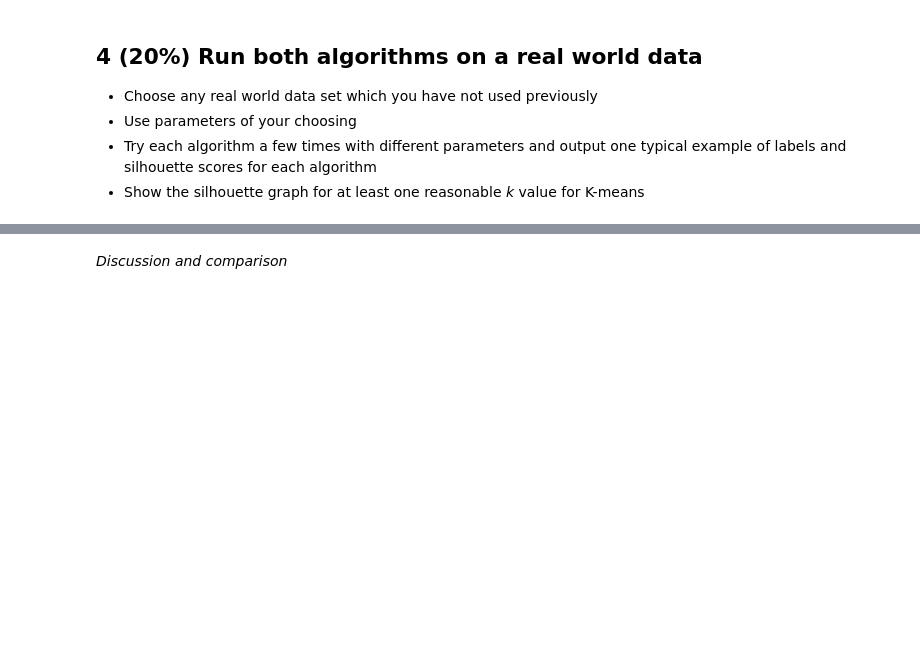
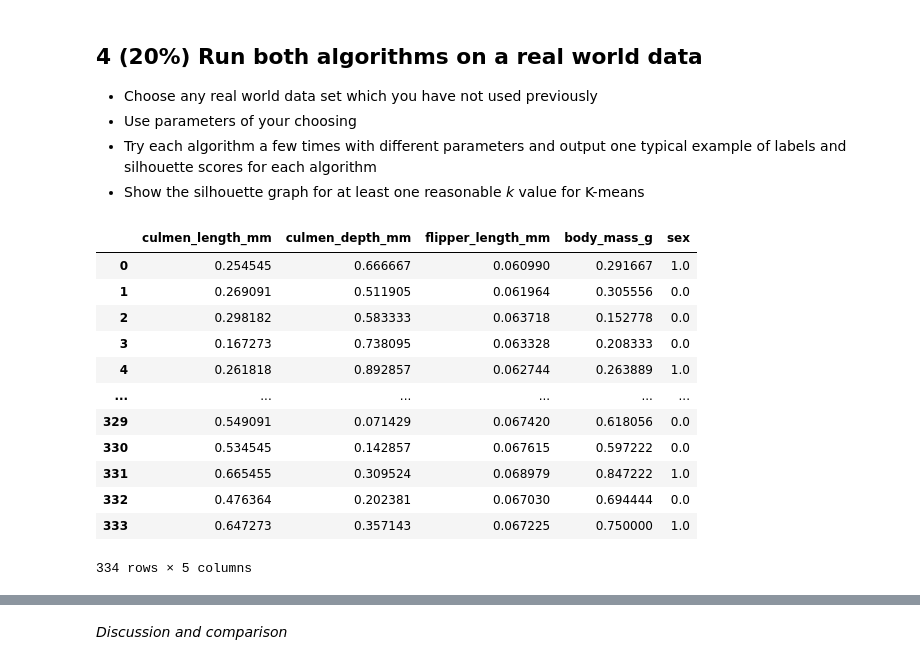
Before and after one commit to henderj/cs270-labs, a Jupyter notebook: clustering/Clustering_Lab.ipynb, the cells around one changed output, grey strips where cells are left out. Drawn from its saved outputs; the diff is of its cells as text; code cells hidden in the pictures; blank space fills up the shorter version.

```diff
--- a/clustering/Clustering_Lab.ipynb
+++ b/clustering/Clustering_Lab.ipynb
@@ -242,0 +323,30 @@ It's between the k=2 and k=3 graphs, but the k=2 graph is slightly better. The s
+# %%
+# Run both algoriths on a data set of your choice
+penguins_df = pd.read_csv('penguins.csv')
+penguins_df.dropna(how='any', inplace=True)
+
+penguins_df = penguins_df[penguins_df['sex'] != '.']
+
+from sklearn.preprocessing import LabelEncoder, MinMaxScaler
+
+label_encoder = LabelEncoder()
+penguins_df['sex'] = label_encoder.fit_transform(penguins_df['sex'])
+
+scaler = MinMaxScaler()
+penguins_df = pd.DataFrame(scaler.fit_transform(penguins_df), columns=penguins_df.columns)
+
+penguins_df
+# %% [output]
+|  | culmen_length_mm | culmen_depth_mm | flipper_length_mm | body_mass_g | sex |
+| 0 | 0.254545 | 0.666667 | 0.060990 | 0.291667 | 1.0 |
+| 1 | 0.269091 | 0.511905 | 0.061964 | 0.305556 | 0.0 |
+| 2 | 0.298182 | 0.583333 | 0.063718 | 0.152778 | 0.0 |
+| 3 | 0.167273 | 0.738095 | 0.063328 | 0.208333 | 0.0 |
+| 4 | 0.261818 | 0.892857 | 0.062744 | 0.263889 | 1.0 |
+| ... | ... | ... | ... | ... | ... |
+| 329 | 0.549091 | 0.071429 | 0.067420 | 0.618056 | 0.0 |
+| 330 | 0.534545 | 0.142857 | 0.067615 | 0.597222 | 0.0 |
+| 331 | 0.665455 | 0.309524 | 0.068979 | 0.847222 | 1.0 |
+| 332 | 0.476364 | 0.202381 | 0.067030 | 0.694444 | 0.0 |
+| 333 | 0.647273 | 0.357143 | 0.067225 | 0.750000 | 1.0 |
+334 rows × 5 columns
```
Also changed, not shown: parts of 10 cells of this notebook, 1 other file.
